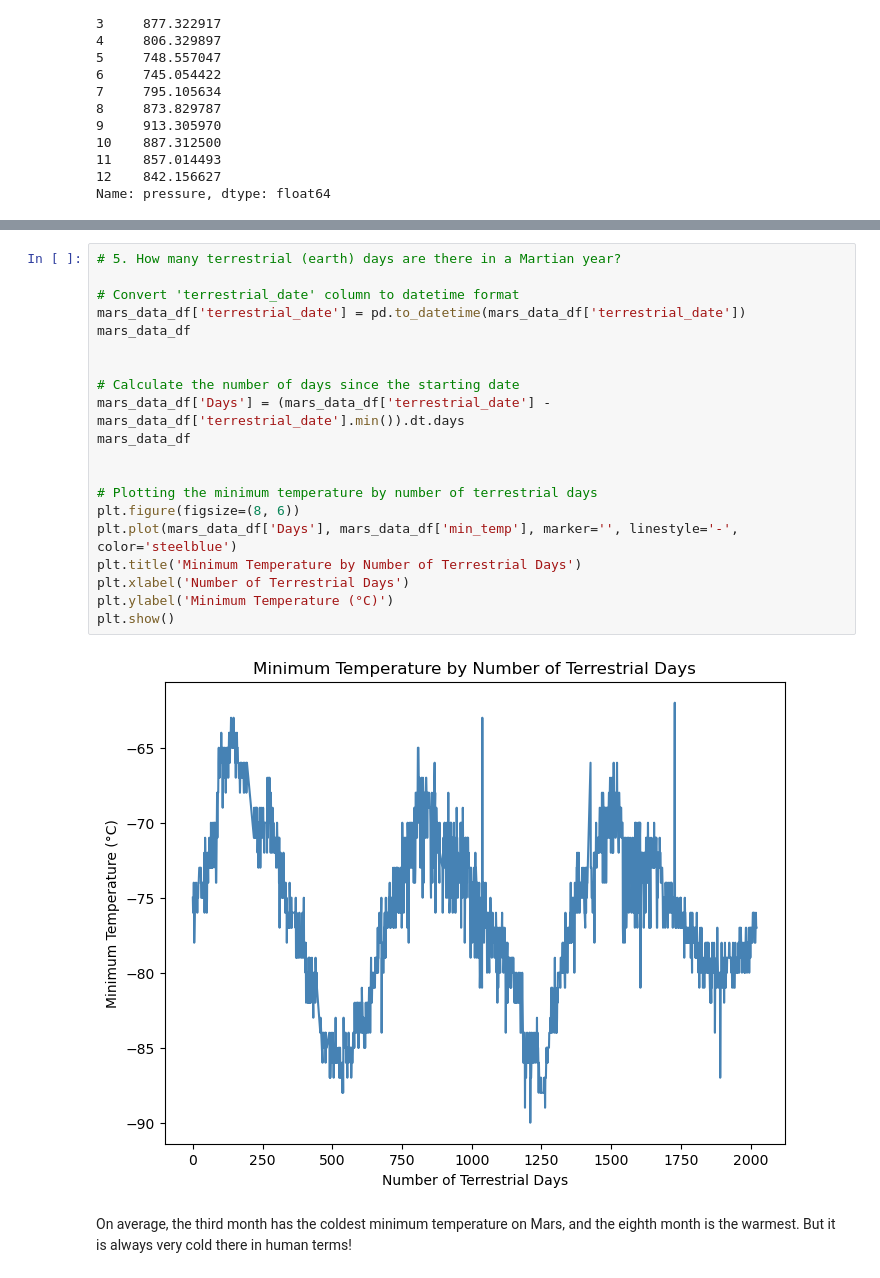
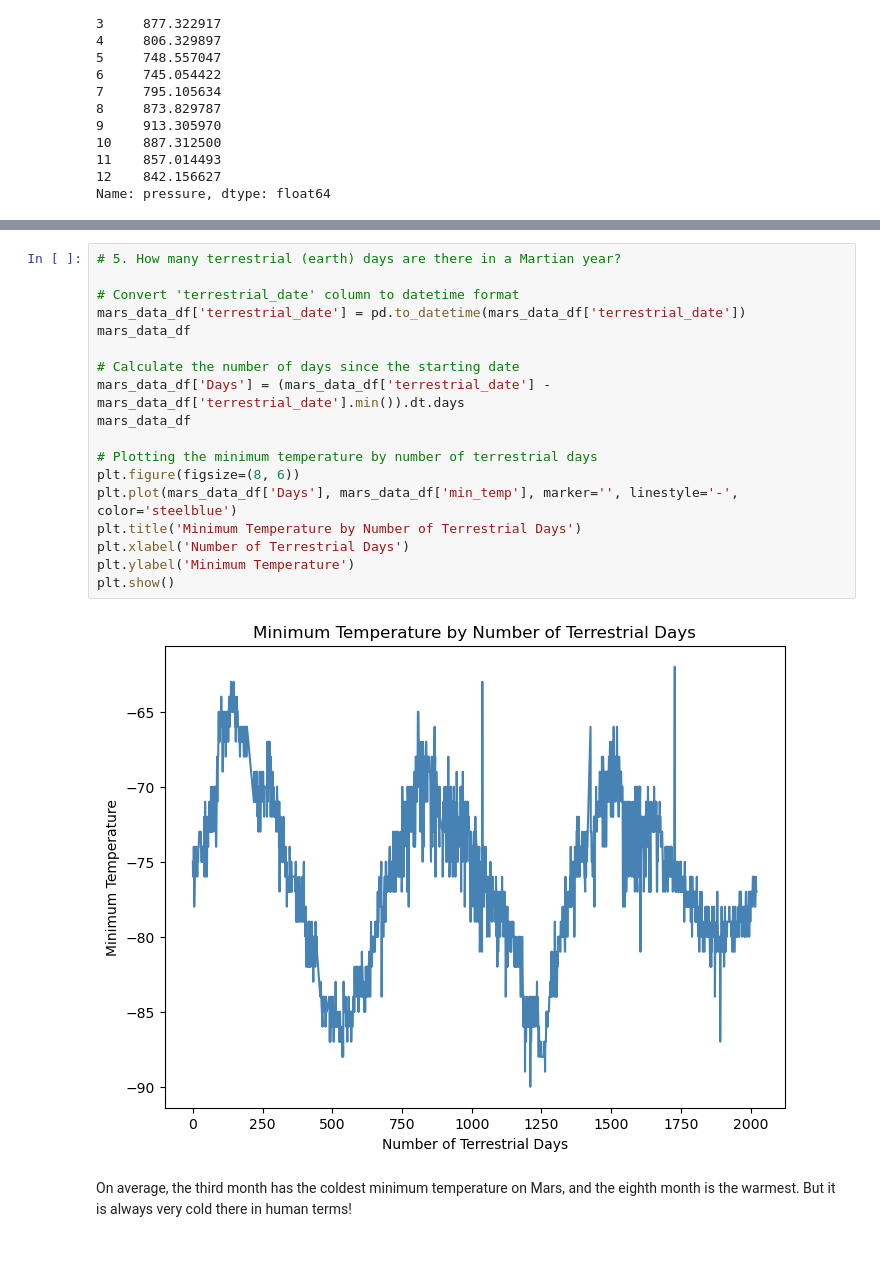
Before and after one commit to Rock2638/Datacollection-challenge, a Jupyter notebook: web-scraping/part_2_mars_weather.ipynb, the cells around one changed output, grey strips where cells are left out. Drawn from its saved outputs; the diff is of its cells as text.

```diff
--- a/web-scraping/part_2_mars_weather.ipynb
+++ b/web-scraping/part_2_mars_weather.ipynb
@@ -304,25 +285,23 @@ plt.show()
 # %%
 # 5. How many terrestrial (earth) days are there in a Martian year?
 
 # Convert 'terrestrial_date' column to datetime format
 mars_data_df['terrestrial_date'] = pd.to_datetime(mars_data_df['terrestrial_date'])
 mars_data_df
 
-
 # Calculate the number of days since the starting date
 mars_data_df['Days'] = (mars_data_df['terrestrial_date'] - mars_data_df['terrestrial_date'].min()).dt.days
 mars_data_df
-
 
 # Plotting the minimum temperature by number of terrestrial days
 plt.figure(figsize=(8, 6))
 plt.plot(mars_data_df['Days'], mars_data_df['min_temp'], marker='', linestyle='-', color='steelblue')
 plt.title('Minimum Temperature by Number of Terrestrial Days')
 plt.xlabel('Number of Terrestrial Days')
-plt.ylabel('Minimum Temperature (°C)')
+plt.ylabel('Minimum Temperature')
 plt.show()
 # %% [output]
-[figure, old version]
+[figure, new version]
 # %% [markdown]
 On average, the third month has the coldest minimum temperature on Mars, and the eighth month is the warmest. But it is always very cold there in human terms!
 # %% [markdown]
```
Also changed, not shown: parts of 9 cells of this notebook, 2 other files.
